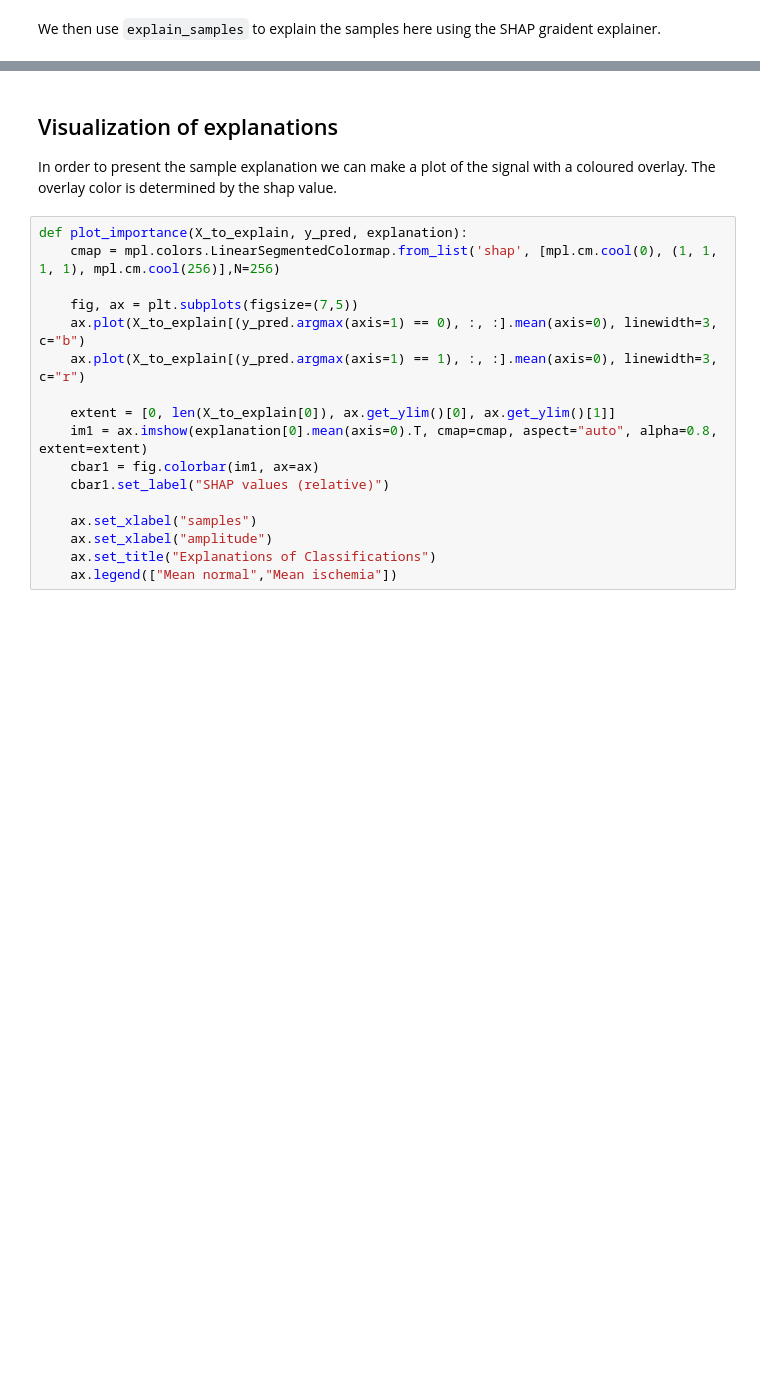
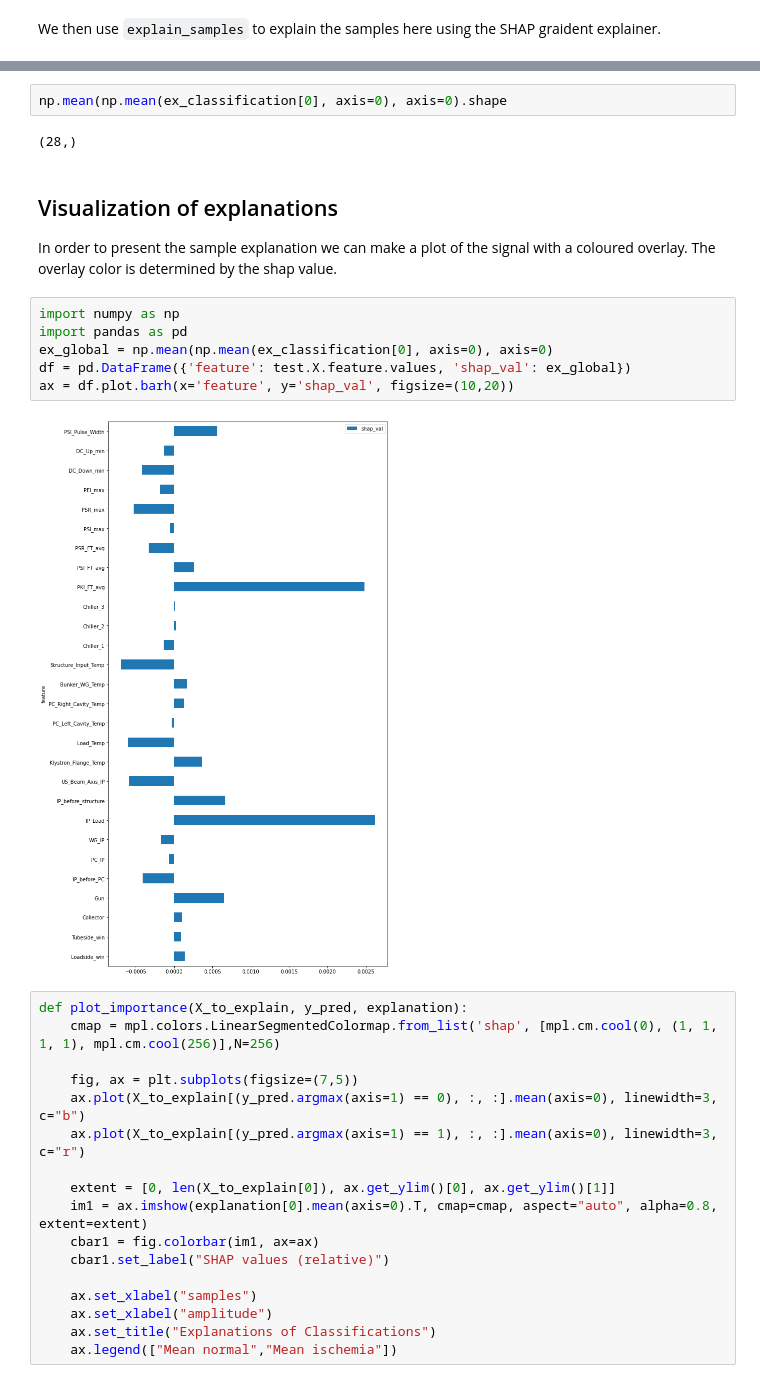
Before and after one commit to cobermai/rfstudies, a Jupyter notebook: notebooks/explanation_example.ipynb, the cells around one changed output, grey strips where cells are left out. Drawn from its saved outputs; the diff is of its cells as text; blank space fills up the shorter version.

```diff
--- a/notebooks/explanation_example.ipynb
+++ b/notebooks/explanation_example.ipynb
@@ -101,7 +137,19 @@ ex_classification = explain_samples(explainer=ShapGradientExplainer(),
+# %%
+np.mean(np.mean(ex_classification[0], axis=0), axis=0).shape
+# %% [output]
+(28,)
 # %% [markdown]
 ## Visualization of explanations
 In order to present the sample explanation we can make a plot of the signal with a coloured overlay.
 The overlay color is determined by the shap value.
+# %%
+import numpy as np
+import pandas as pd
+ex_global = np.mean(np.mean(ex_classification[0], axis=0), axis=0)
+df = pd.DataFrame({'feature': test.X.feature.values, 'shap_val': ex_global})
+ax = df.plot.barh(x='feature', y='shap_val', figsize=(10,20))
+# %% [output]
+[figure, added]
 # %%
 def plot_importance(X_to_explain, y_pred, explanation):
     cmap = mpl.colors.LinearSegmentedColormap.from_list('shap', [mpl.cm.cool(0), (1, 1, 1, 1), mpl.cm.cool(256)],N=256)
```
Also changed, not shown: parts of 6 cells of this notebook.
